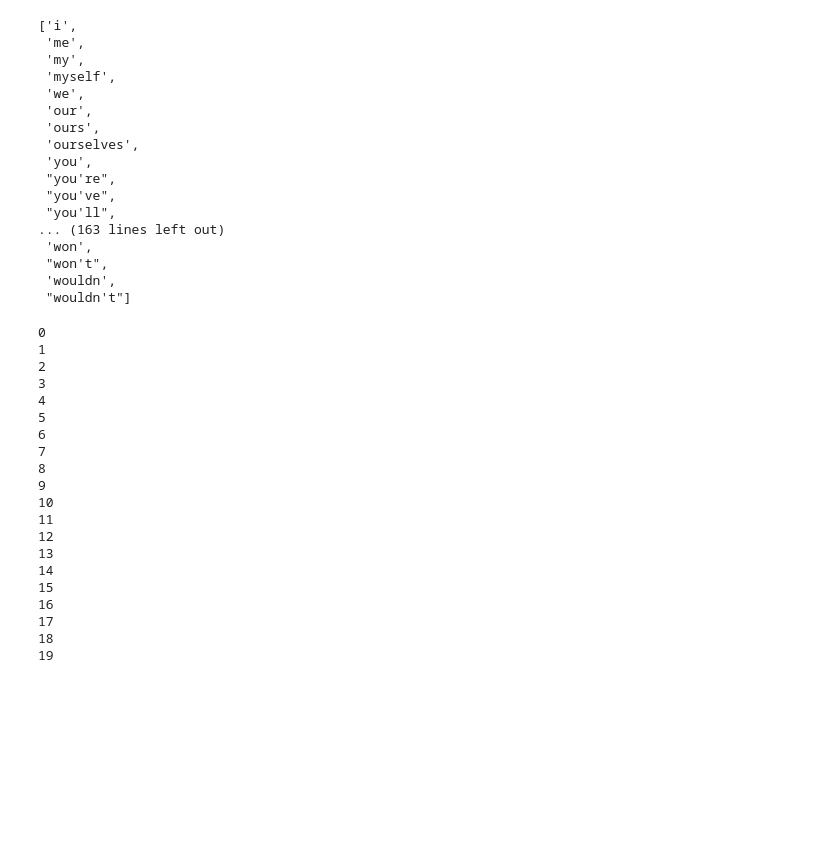
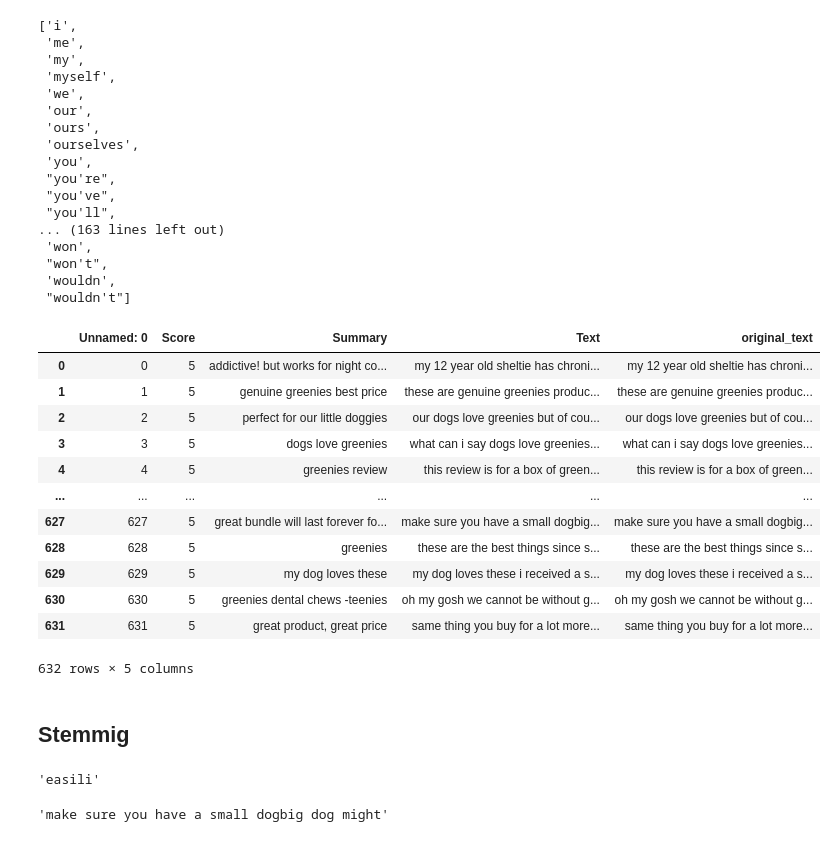
Before and after one commit to fbaezcalderon/fall_2024_quality_characteristics, a Jupyter notebook: quality_characteristics.ipynb, the cells around one changed output. Cells and saved outputs as stored; diff of their text form; code cells hidden in the pictures; blank space fills up the shorter version.

Commit message:
stem

```diff
--- a/quality_characteristics.ipynb
+++ b/quality_characteristics.ipynb
@@ -166,28 +163,21 @@ stopwords.words('english')
  "won't",
  'wouldn',
  "wouldn't"]
-# %%
-## new line
-for i in range(20):
-    print(i)
-# %% [output]
-0
-1
-2
-3
-4
-5
-6
-7
-8
-9
-10
-11
-12
-13
-14
-15
-16
-17
-18
-19
+# %%
+product_df
+# %% [output]
+|  | Unnamed: 0 | Score | Summary | Text | original_text |
+| 0 | 0 | 5 | addictive! but works for night co... | my 12 year old sheltie has chroni... | my 12 year old sheltie has chroni... |
+| 1 | 1 | 5 | genuine greenies best price | these are genuine greenies produc... | these are genuine greenies produc... |
+| 2 | 2 | 5 | perfect for our little doggies | our dogs love greenies but of cou... | our dogs love greenies but of cou... |
+| 3 | 3 | 5 | dogs love greenies | what can i say dogs love greenies... | what can i say dogs love greenies... |
+| 4 | 4 | 5 | greenies review | this review is for a box of green... | this review is for a box of green... |
+| ... | ... | ... | ... | ... | ... |
+| 627 | 627 | 5 | great bundle will last forever fo... | make sure you have a small dogbig... | make sure you have a small dogbig... |
+| 628 | 628 | 5 | greenies | these are the best things since s... | these are the best things since s... |
+| 629 | 629 | 5 | my dog loves these | my dog loves these i received a s... | my dog loves these i received a s... |
+| 630 | 630 | 5 | greenies dental chews -teenies | oh my gosh we cannot be without g... | oh my gosh we cannot be without g... |
+| 631 | 631 | 5 | great product, great price | same thing you buy for a lot more... | same thing you buy for a lot more... |
+632 rows × 5 columns
+# %% [markdown]
+## Stemmig
@@ -193,0 +187,4 @@ for i in range(20):
+# %%
+port_stemer.stem('easily')
+# %% [output]
+'easili'
@@ -193,0 +193,4 @@ for i in range(20):
+# %%
+' '.join(port_stemer.stem(item) for item in example.split())
+# %% [output]
+'make sure you have a small dogbig dog might'
```
Also changed, not shown: parts of 10 cells of this notebook.
